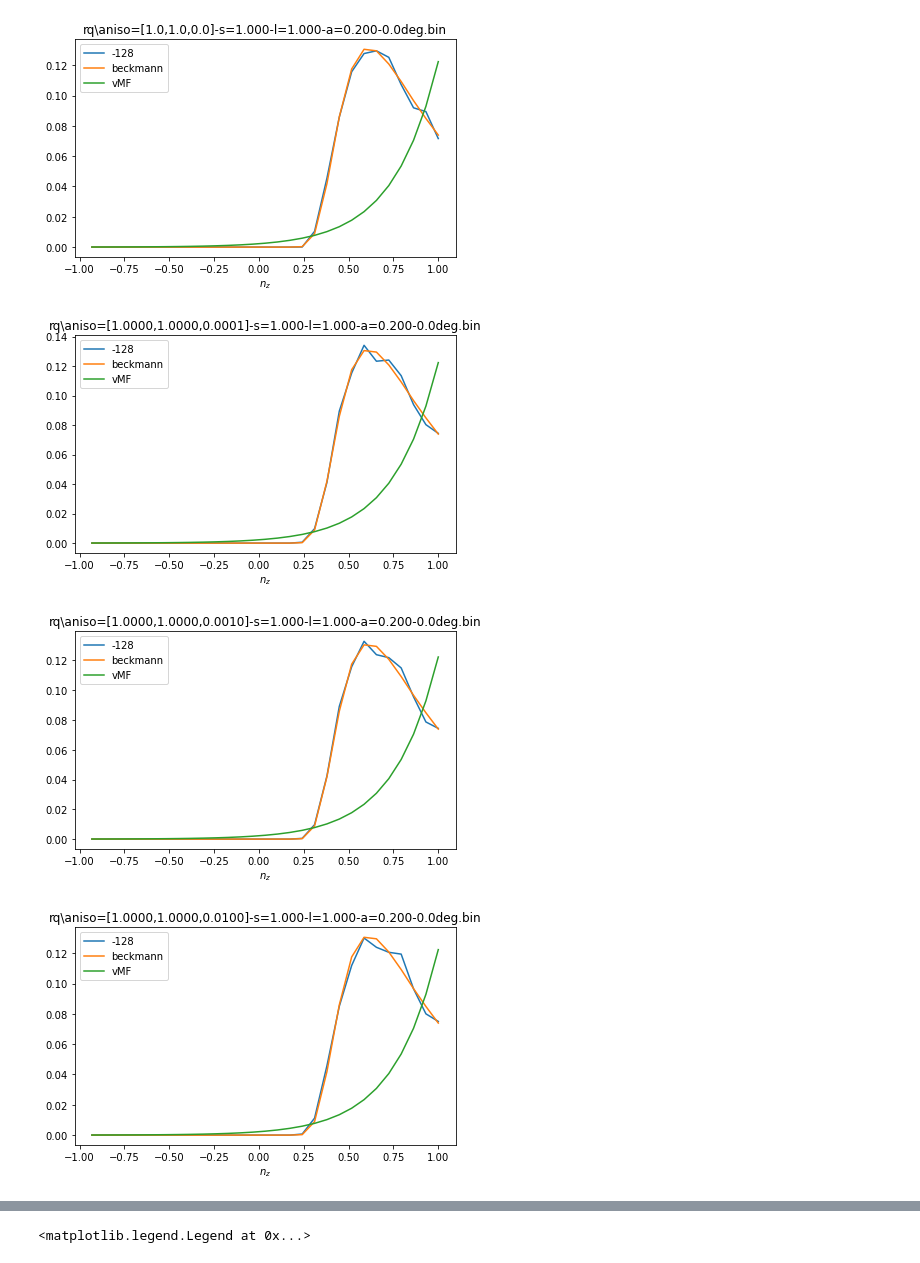
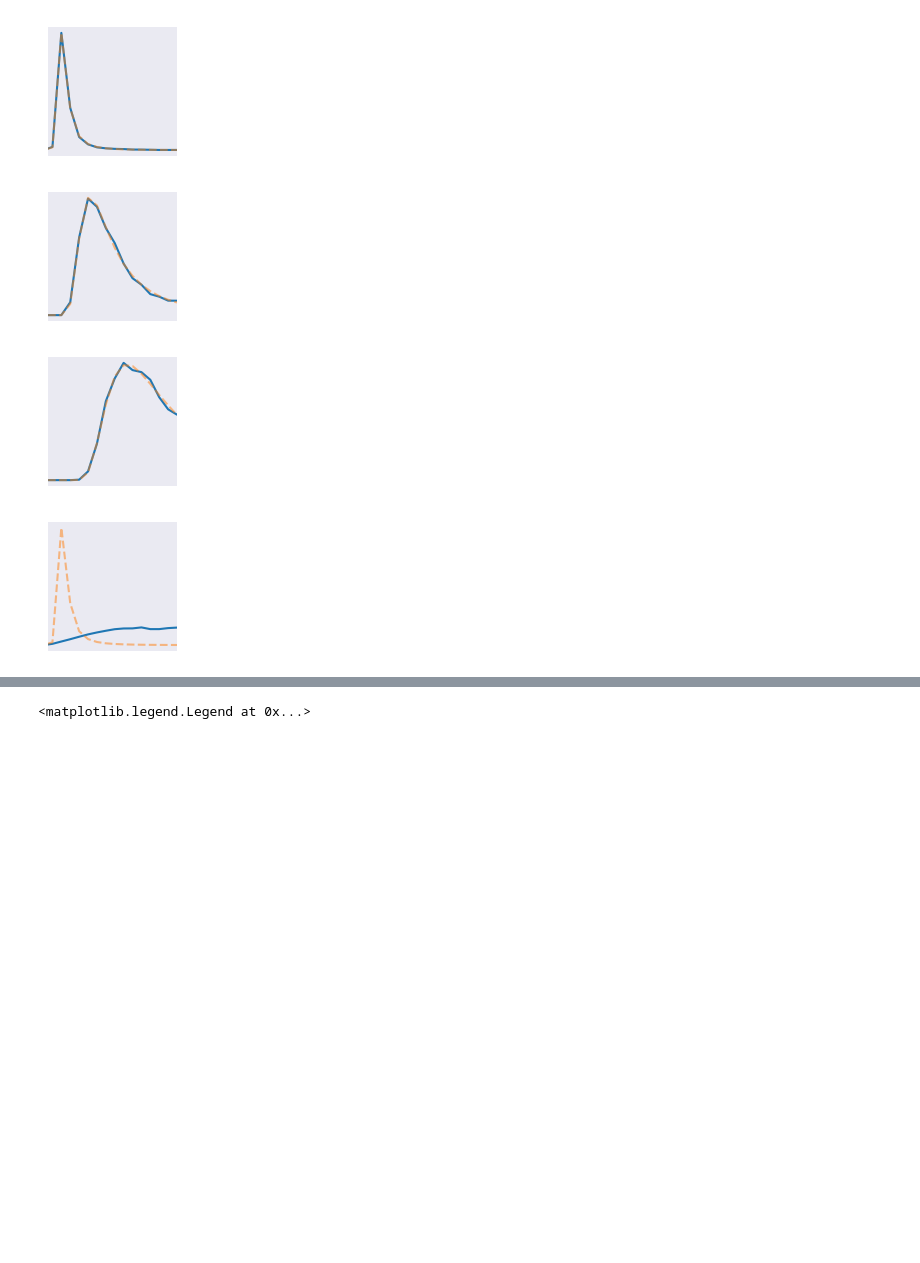
Before and after one commit to daseyb/tungsten, a Jupyter notebook: data/microfacet/ndf.ipynb, the cells around one changed output, grey strips where cells are left out. Cells and saved outputs as stored; diff of their text form; code cells hidden in the pictures; blank space fills up the shorter version.

Commit message:
figures

```diff
--- a/data/microfacet/ndf.ipynb
+++ b/data/microfacet/ndf.ipynb
@@ -98,7 +98,7 @@ def plot_normal_collection(normals, label, file, beckmann_roughness=0):
 
 def plot_normal_collection_1D(normals, label, file, beckmann_roughness=0, vmf_kappa=0):
     #fig, ax = plt.subplots(subplot_kw={'projection': 'polar'})
-    fig, ax = plt.subplots()
+    fig, ax = plt.subplots(figsize=(1.5,1.5))
 
     # define binning
     rbins = np.linspace(-1, 1, 30)
@@ -116,56 +116,71 @@ def plot_normal_collection_1D(normals, label, file, beckmann_roughness=0, vmf_ka
     #ax.plot(bins,density(bins), alpha=0.4)
 
 
     if beckmann_roughness != 0:
         bnormals = np.reshape(np.fromfile(f"visible-normals/beckmann-{beckmann_roughness}.bin", dtype=np.float32), (3,-1)).T
         z_vals = bnormals[:,2]+ np.random.normal(0,0.0001, bnormals.shape[0])
         z_vals = np.clip(z_vals,-1, 1)
         hist, bins = np.histogram(z_vals, weights=np.ones_like(z_vals)/(z_vals.shape[0]), bins=rbins, density=False)
         bins = rbins[1:]
-        ax.plot(bins, hist, label="beckmann")
+        ax.plot(bins, hist, label="beckmann", linestyle="--", alpha=0.5)
 
 
     if vmf_kappa != 0:
         b = st.vonmises.pdf(np.arccos(bins), vmf_kappa) / (np.pi)
         plt.plot(bins, b, label='vMF')
 
-    #ax.set_xlim(-1,1)
+    ax.set_xlim(0,1)
     ax.grid(False)
-    ax.set_title(label)
-    ax.set_xlabel("$n_z$")
-    ax.legend()
+    ax.set_xticks([])
+    ax.set_yticks([])
+    #ax.set_title(label)
+    #ax.set_xlabel("$n_z$")
+    #ax.legend()
     #ax.ylabel("$n_y$")
     #ax.set_theta_zero_location("N")
     #ax.set_aspect("equal")
     fig.tight_layout()
 
     dir = os.path.join("plots",os.path.split(file)[0])
     os.makedirs(dir, exist_ok=True)
-    fig.savefig(os.path.join(dir, os.path.basename(file)[:-4] + "-1D.png"), dpi=300)
+    fig.savefig(os.path.join(dir, os.path.basename(file)[:-4] + "-1D.pdf"), dpi=300, bbox_inches='tight',pad_inches=0)
 
 
-def br(L2):
-    return np.sqrt(2*L2)
+with plt.style.context("seaborn-v0_8-dark"):
+    params = {'text.usetex' : True,
+            'font.size' : 7,
+            'font.family' : 'Linux Libertine'}
+    plt.rcParams.update(params)
 
-normal_files = dict()
-for file in glob.glob("visible-normals/*/*l=1.0*128*.bin"):
-    if "old" in file or "realizations" in file or "failed" in file:
-        continue
-    normals = np.reshape(np.fromfile(file, dtype=np.float32), (3,-1)).T
+    def br(L2):
+        return np.sqrt(2*L2)
 
-    key = file[:file.find("deg")+3] + ".bin"
-    if key not in normal_files:
-        normal_files[key] = []
+    normal_files = dict()
+    for file in glob.glob("visible-normals/se/*128*.bin"):
+        if "old" in file or "realizations" in file or "failed" in file:
+            continue
+        normals = np.reshape(np.fromfile(file, dtype=np.float32), (3,-1)).T
 
-    normal_files[key].append((normals, file[file.find("deg")+3:-4]))
-    #plot_normal_collection(normals, file[len("visible-normals/"):], file)
+        key = file[:file.find("deg")+3] + ".bin"
+        if key not in normal_files:
+            normal_files[key] = []
 
-for k, v in normal_files.items():
-    plot_normal_collection_1D(v, k[len("visible-normals/"):], k,
-                              beckmann_roughness=np.round(np.sqrt(2), 4),
-                              vmf_kappa=4)
+        normal_files[key].append((normals, file[file.find("deg")+3:-4]))
+        #plot_normal_collection(normals, file[len("visible-normals/"):], file)
+
+
+    for k, v in normal_files.items():
+        if "l=1" in k:
+            beckmann_roughness = np.sqrt(2)
+        elif "l=0.5" in k:
+            beckmann_roughness = 2*np.sqrt(2)
+        elif "l=0.1" in k:
+            beckmann_roughness = 10*np.sqrt(2)
+
+        plot_normal_collection_1D(v, k[len("visible-normals/"):], k,
+                                beckmann_roughness=np.round(beckmann_roughness, 4))
 # %% [output]
-[figure, old version]
+[figure, new version]
-[figure, old version]
+[figure, new version]
-[figure, old version]
+[figure, new version]
-[figure, old version]
+[figure, new version]
```
Also changed, not shown: parts of 1 cell of this notebook, 18 other files.
